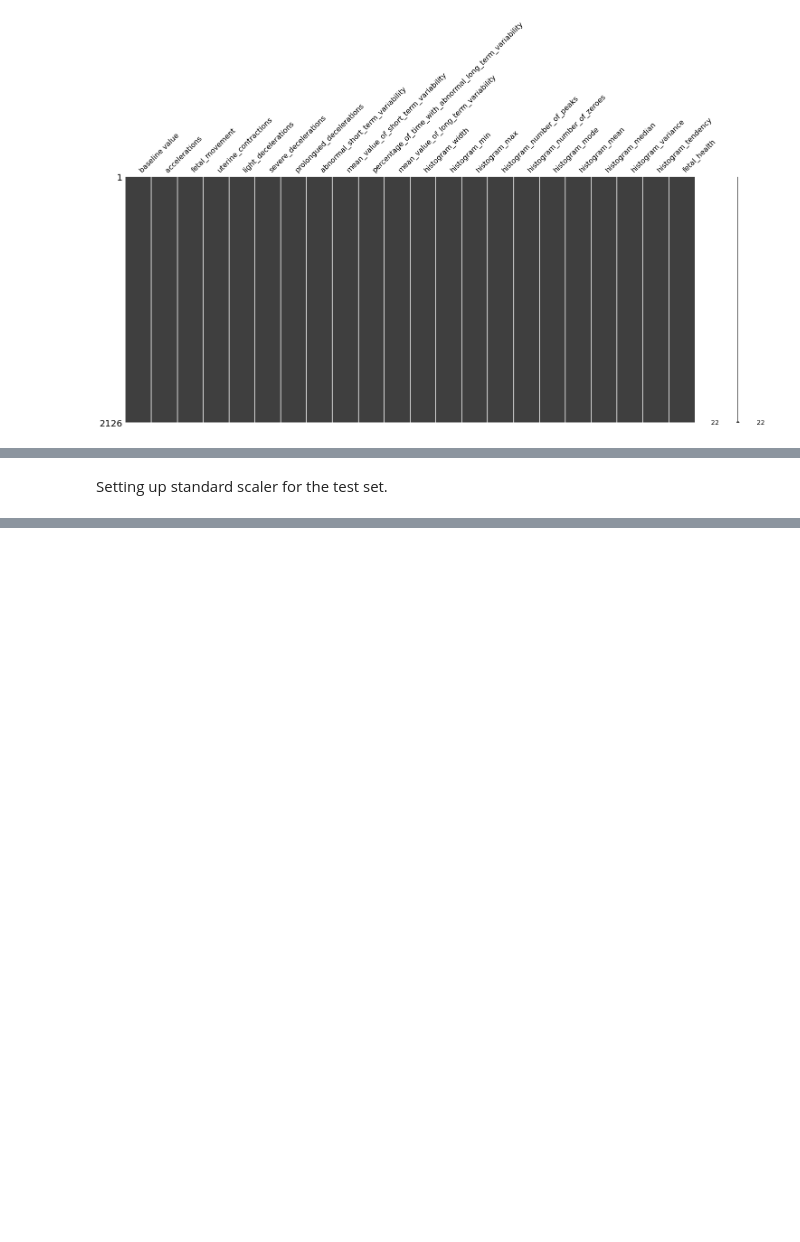
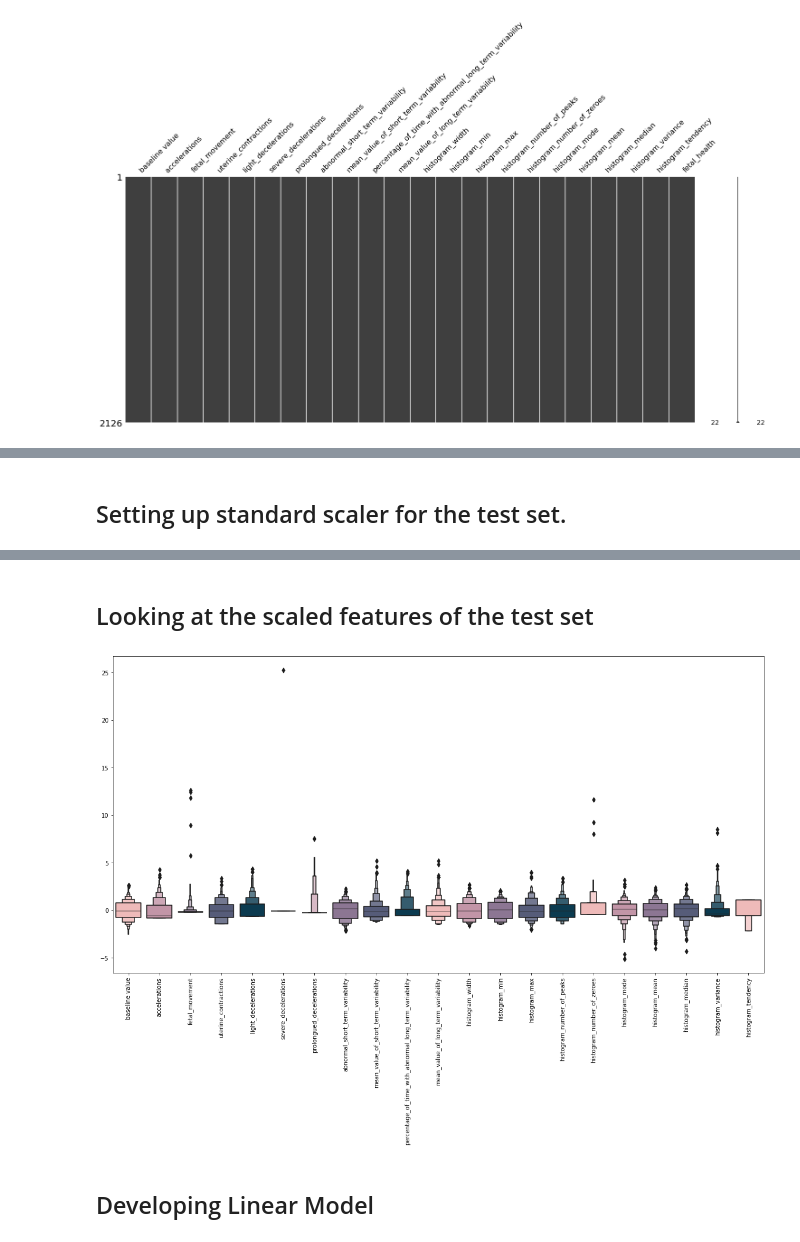
Before and after one commit to Niroth36/fetal_health_Classification, a Jupyter notebook: it21395first.ipynb, the cells around one changed output, grey strips where cells are left out. Drawn from its saved outputs; the diff is of its cells as text; code cells hidden in the pictures; blank space fills up the shorter version.

```diff
--- a/it21395first.ipynb
+++ b/it21395first.ipynb
@@ -245,11 +247,11 @@ X_df.describe().T
 # %% [markdown]
-Setting up standard scaler for the test set.
+## Setting up standard scaler for the test set.
 # %%
 col_names = list(X_test.columns)
 s_scaler = preprocessing.StandardScaler()
-X_df= s_scaler.fit_transform(X_test)
-X_df = pd.DataFrame(X_df, columns=col_names)
-X_df.describe().T
+X_test_std= s_scaler.fit_transform(X_test)
+X_test_std = pd.DataFrame(X_test_std, columns=col_names)
+X_test_std.describe().T
 # %% [output]
 |  | count | mean | std | min | 25% | 50% | 75% | max |
 | baseline value | 638.0 | -1.108135e-15 | 1.000785 | -2.499668 | -0.720705 | -0.092835 | 0.822808 | 2.627932 |
@@ -268,3 +270,15 @@ X_df.describe().T
 | histogram_median | 638.0 | -3.257582e-16 | 1.000785 | -4.294445 | -0.692405 | 0.172085 | 0.676371 | 2.693513 |
 | histogram_variance | 638.0 | 4.454813e-17 | 1.000785 | -0.652290 | -0.579939 | -0.399063 | 0.179743 | 8.536246 |
 | histogram_tendency | 638.0 | -2.366620e-17 | 1.000785 | -2.163153 | -0.535686 | -0.535686 | 1.091780 | 1.091780 |
+# %% [markdown]
+## Looking at the scaled features of the test set
+# %%
+shades =["#f7b2b0","#c98ea6","#8f7198","#50587f", "#003f5c"]
+plt.figure(figsize=(20,10))
+sns.boxenplot(data = X_test_std,palette = shades)
+plt.xticks(rotation=90)
+plt.show()
+# %% [output]
+[figure, added]
+# %% [markdown]
+## Developing Linear Model
```
Also changed, not shown: parts of 33 cells of this notebook.
